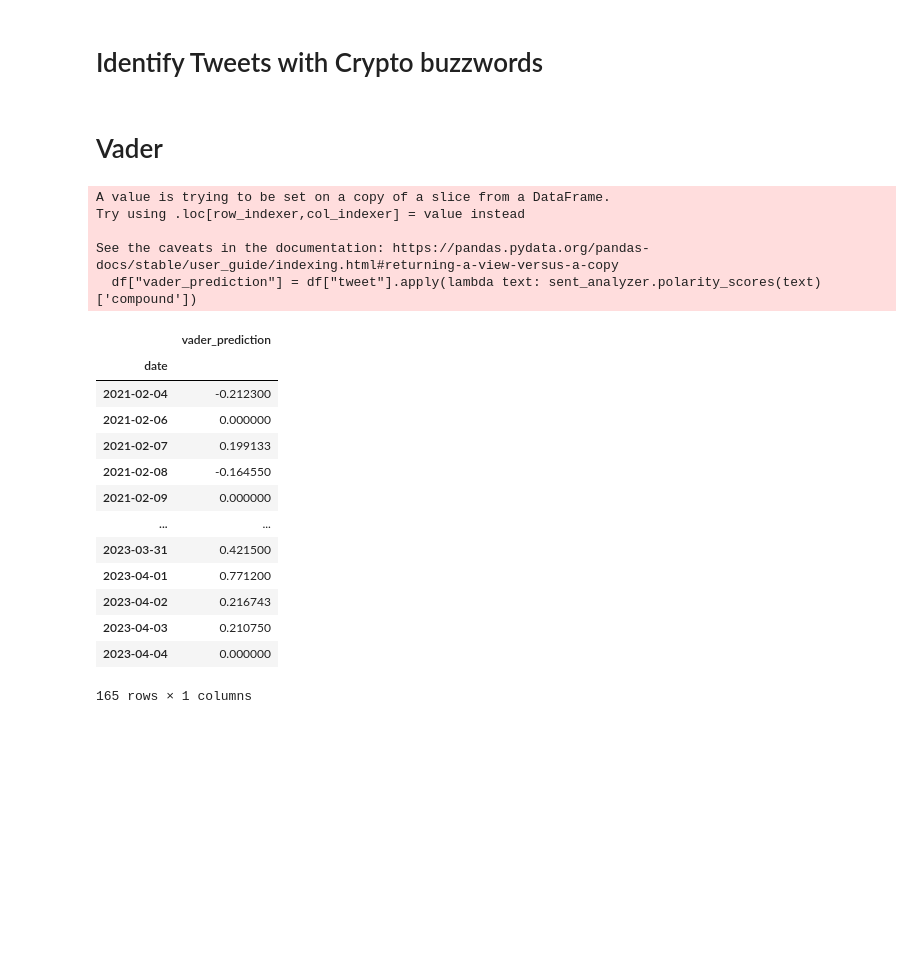
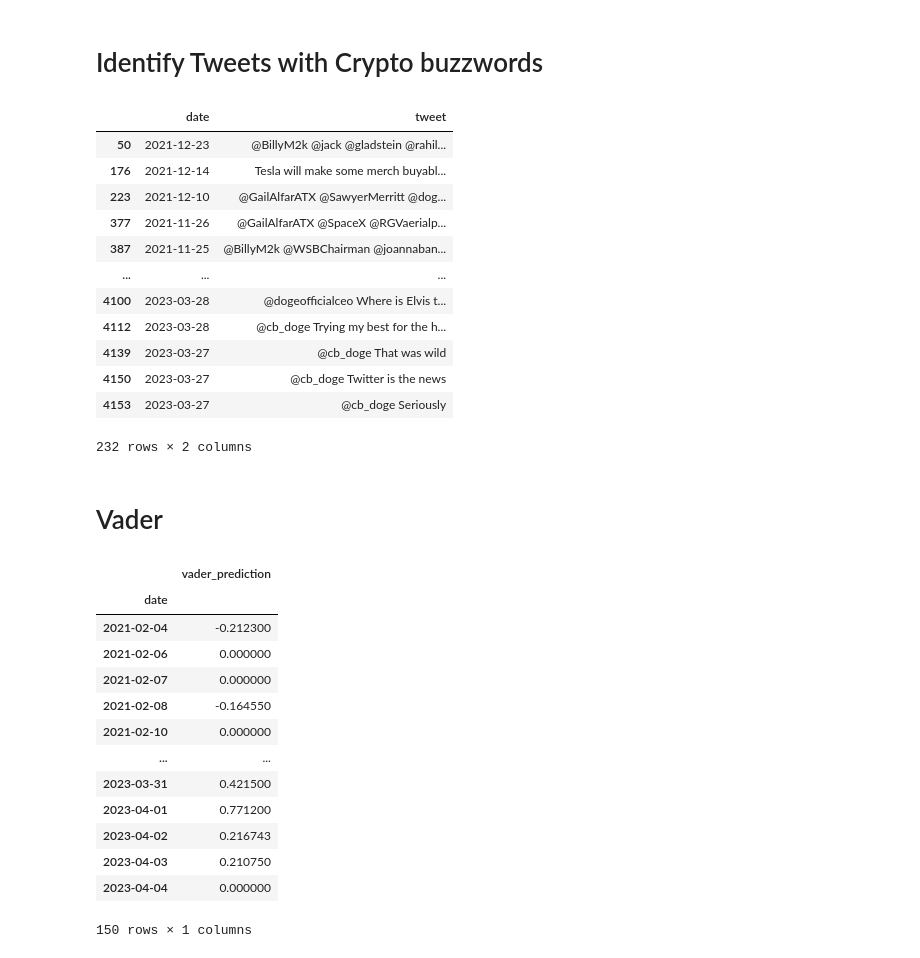
Before and after one commit to zarbin/UTA_Project-4, a Jupyter notebook: sandbox/JennS/EMusk_Twitter/sentiment_analysis_EMusk.ipynb, the cells around one changed output. Cells and saved outputs as stored; diff of their text form; code cells hidden in the pictures; blank space fills up the shorter version.

```diff
--- a/sandbox/JennS/EMusk_Twitter/sentiment_analysis_EMusk.ipynb
+++ b/sandbox/JennS/EMusk_Twitter/sentiment_analysis_EMusk.ipynb
@@ -63,7 +53,7 @@ df_justtweets['date'] = df_justtweets['date'].apply( lambda x: x.date() )
 # %%
 # Make a copy of the df and rename it to be more clear
 # Rename text to tweet
-df_2023 = df_justtweets.copy()
+df_2023 = df_2223_cut.copy()
 df_2023.rename(columns={"text": "tweet"}, inplace=True)
 # %% [markdown]
 ### Import data from 2021
@@ -163,4 +171,20 @@ df_EMusk_crypto = df_EMusk[df_EMusk["tweet"].str.contains('doge|Doge|crypto|Cryp
 df_EMusk_just_crypto = df_EMusk_crypto.copy()
+# %%
+df_EMusk_just_crypto
+# %% [output]
+|  | date | tweet |
+| 50 | 2021-12-23 | @BillyM2k @jack @gladstein @rahil... |
+| 176 | 2021-12-14 | Tesla will make some merch buyabl... |
+| 223 | 2021-12-10 | @GailAlfarATX @SawyerMerritt @dog... |
+| 377 | 2021-11-26 | @GailAlfarATX @SpaceX @RGVaerialp... |
+| 387 | 2021-11-25 | @BillyM2k @WSBChairman @joannaban... |
+| ... | ... | ... |
+| 4100 | 2023-03-28 | @dogeofficialceo Where is Elvis t... |
+| 4112 | 2023-03-28 | @cb_doge Trying my best for the h... |
+| 4139 | 2023-03-27 | @cb_doge That was wild |
+| 4150 | 2023-03-27 | @cb_doge Twitter is the news |
+| 4153 | 2023-03-27 | @cb_doge Seriously |
+232 rows × 2 columns
 # %% [markdown]
 # Vader
 # %%
@@ -186,28 +210,23 @@ def format_output(value):
   return polarity
 # %%
 # Run the predictions
-df_EMusk_Vader = apply_vader(df_EMusk_crypto)
+df_EMusk_Vader = apply_vader(df_EMusk_just_crypto)
 df_EMusk_Vader
 # %% [output]
+|  | vader_prediction |
+| date |  |
+| 2021-02-04 | -0.212300 |
+| 2021-02-06 | 0.000000 |
+| 2021-02-07 | 0.000000 |
+| 2021-02-08 | -0.164550 |
+| 2021-02-10 | 0.000000 |
+| ... | ... |
+| 2023-03-31 | 0.421500 |
+| 2023-04-01 | 0.771200 |
+| 2023-04-02 | 0.216743 |
+| 2023-04-03 | 0.210750 |
+| 2023-04-04 | 0.000000 |
-A value is trying to be set on a copy of a slice from a DataFrame.
-Try using .loc[row_indexer,col_indexer] = value instead
-
-See the caveats in the documentation: https://pandas.pydata.org/pandas-docs/stable/user_guide/indexing.html#returning-a-view-versus-a-copy
-  df["vader_prediction"] = df["tweet"].apply(lambda text: sent_analyzer.polarity_scores(text)['compound'])
+150 rows × 1 columns
-|  | vader_prediction |
-| date |  |
-| 2021-02-04 | -0.212300 |
-| 2021-02-06 | 0.000000 |
-| 2021-02-07 | 0.199133 |
-| 2021-02-08 | -0.164550 |
-| 2021-02-09 | 0.000000 |
-| ... | ... |
-| 2023-03-31 | 0.421500 |
-| 2023-04-01 | 0.771200 |
-| 2023-04-02 | 0.216743 |
-| 2023-04-03 | 0.210750 |
-| 2023-04-04 | 0.000000 |
-165 rows × 1 columns
 # %%
 df_EMusk_Vader["sentiment"] = df_EMusk_Vader["vader_prediction"].apply(lambda x: format_output(x))
 df_EMusk_Vader
```
Also changed, not shown: parts of 14 cells of this notebook, 1 other file.
